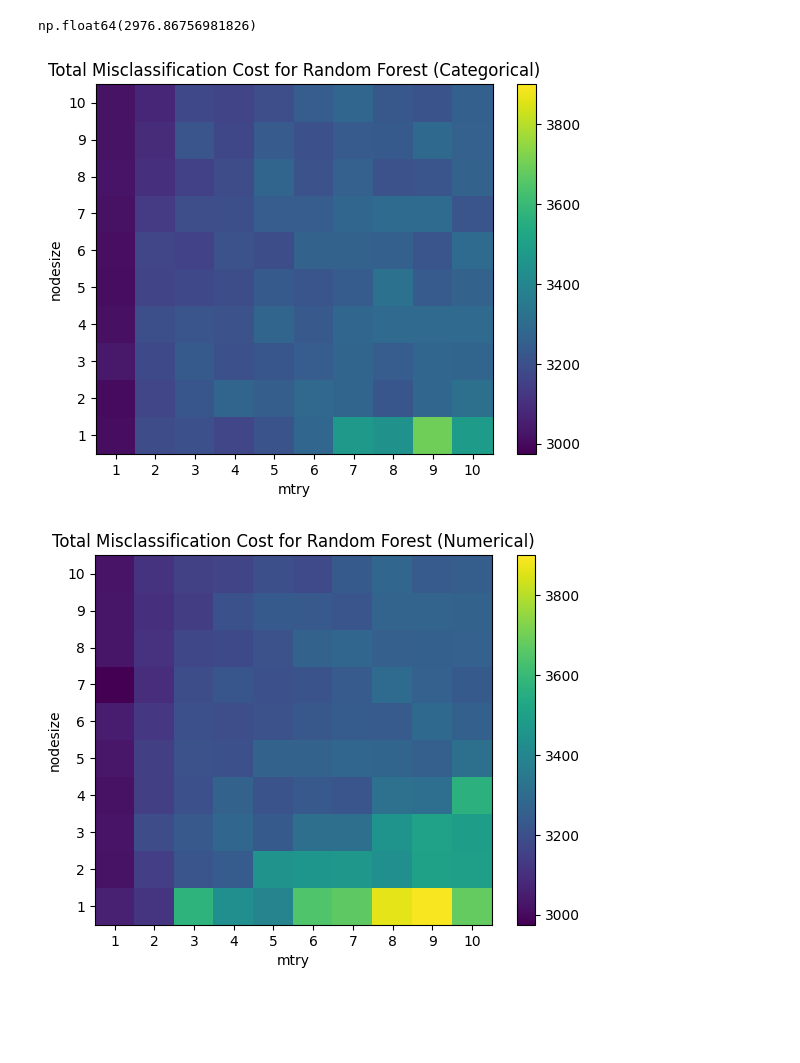
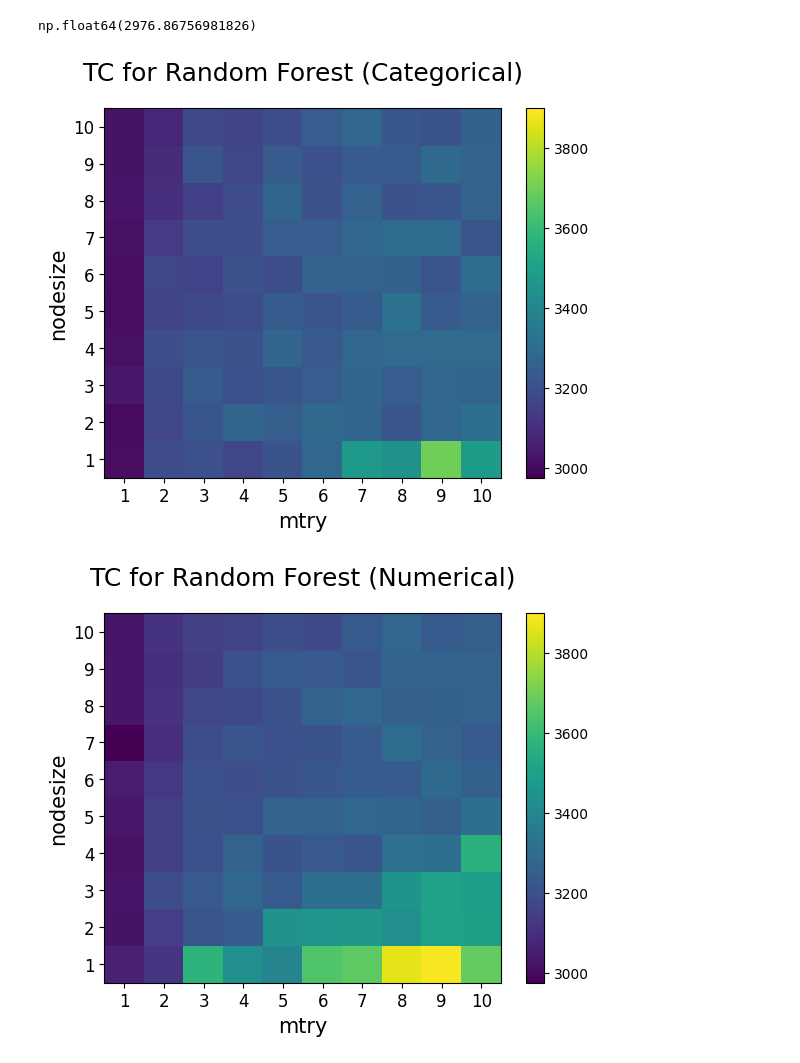
Before and after one commit to Tyler-Hecht/STAT-432-Final-Project, a Jupyter notebook: code/randomForest_eval.ipynb, the cells around one changed output. Cells and saved outputs as stored; diff of their text form; code cells hidden in the pictures; blank space fills up the shorter version.

```diff
--- a/code/randomForest_eval.ipynb
+++ b/code/randomForest_eval.ipynb
@@ -22,25 +22,25 @@ TC_num_pivot.min().min()
 np.float64(2976.86756981826)
 # %%
 plt.pcolor(TC_cat_pivot, cmap = "viridis", vmin = 2975, vmax = 3900)
-plt.xticks(np.arange(len(TC_cat_pivot.columns))+0.5, TC_cat_pivot.columns)
-plt.yticks(np.arange(len(TC_cat_pivot.index))+0.5, TC_cat_pivot.index)
-plt.ylabel(r"nodesize")
-plt.xlabel(r"mtry")
-plt.title("Total Misclassification Cost for Random Forest (Categorical)")
+plt.xticks(np.arange(len(TC_cat_pivot.columns))+0.5, TC_cat_pivot.columns, fontsize = 12)
+plt.yticks(np.arange(len(TC_cat_pivot.index))+0.5, TC_cat_pivot.index, fontsize = 12)
+plt.ylabel(r"nodesize", fontsize = 15)
+plt.xlabel(r"mtry", fontsize = 15)
+plt.title("TC for Random Forest (Categorical)", fontsize = 18, pad = 20)
 plt.colorbar()
 
 plt.savefig(OUTPUT_CAT_PLOT, dpi = 300)
 # %% [output]
-[figure, old version]
+[figure, new version]
 # %%
 plt.pcolor(TC_num_pivot, cmap = "viridis", vmin = 2975, vmax = 3900)
-plt.xticks(np.arange(len(TC_num_pivot.columns))+0.5, TC_num_pivot.columns)
-plt.yticks(np.arange(len(TC_num_pivot.index))+0.5, TC_num_pivot.index)
-plt.ylabel(r"nodesize")
-plt.xlabel(r"mtry")
-plt.title("Total Misclassification Cost for Random Forest (Numerical)")
+plt.xticks(np.arange(len(TC_num_pivot.columns))+0.5, TC_num_pivot.columns, fontsize = 12)
+plt.yticks(np.arange(len(TC_num_pivot.index))+0.5, TC_num_pivot.index, fontsize = 12)
+plt.ylabel(r"nodesize", fontsize = 15)
+plt.xlabel(r"mtry", fontsize = 15)
+plt.title("TC for Random Forest (Numerical)", fontsize = 18, pad = 20)
 plt.colorbar()
 
 plt.savefig(OUTPUT_NUM_PLOT, dpi = 300)
 # %% [output]
-[figure, old version]
+[figure, new version]
```
Also changed, not shown: 15 other files.
